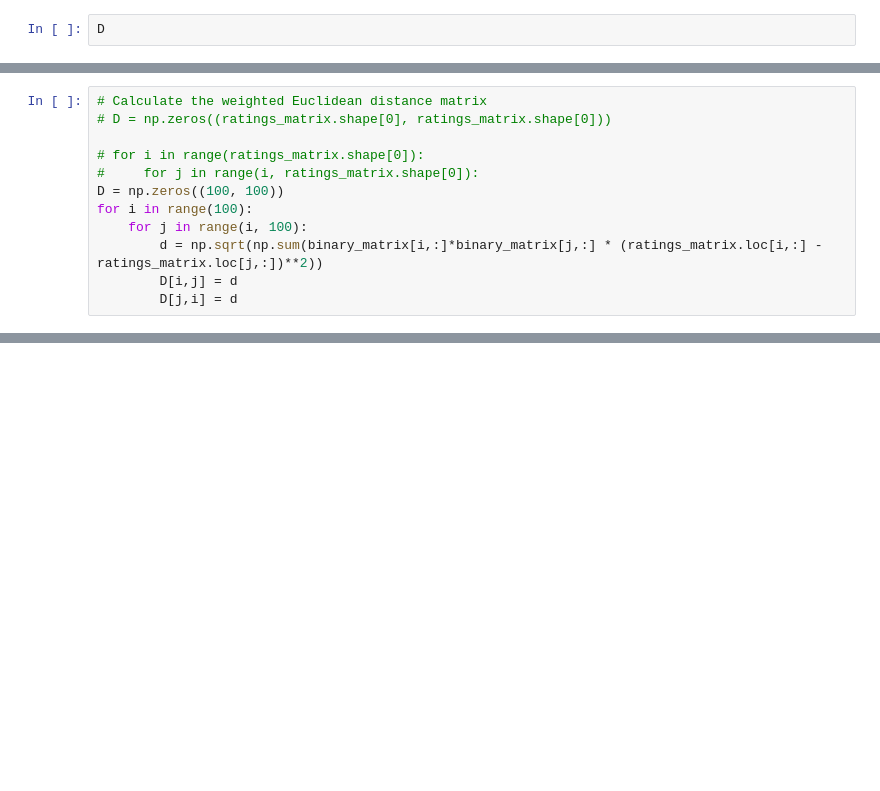
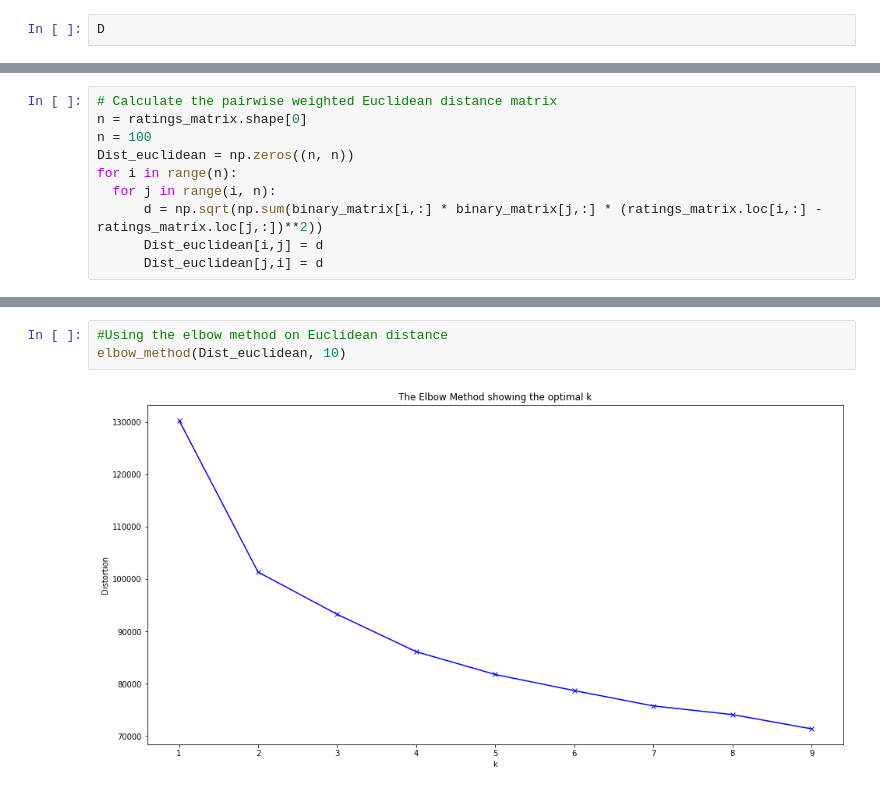
Before and after one commit to ThanosApostolou/aics-pattern-recognition, a Jupyter notebook: IMDB.ipynb, the cells around one changed output, grey strips where cells are left out. Drawn from its saved outputs; the diff is of its cells as text; blank space fills up the shorter version.

```diff
--- a/IMDB.ipynb
+++ b/IMDB.ipynb
@@ -351,12 +383,10 @@ D
 # %%
-# Calculate the weighted Euclidean distance matrix
-# D = np.zeros((ratings_matrix.shape[0], ratings_matrix.shape[0]))
-
-# for i in range(ratings_matrix.shape[0]):
-#     for j in range(i, ratings_matrix.shape[0]):
-D = np.zeros((100, 100))
-for i in range(100):
-    for j in range(i, 100):
-        d = np.sqrt(np.sum(binary_matrix[i,:]*binary_matrix[j,:] * (ratings_matrix.loc[i,:] - ratings_matrix.loc[j,:])**2))
-        D[i,j] = d
-        D[j,i] = d
+# Calculate the pairwise weighted Euclidean distance matrix
+n = ratings_matrix.shape[0]
+n = 100
+Dist_euclidean = np.zeros((n, n))
+for i in range(n):
+  for j in range(i, n):
+      d = np.sqrt(np.sum(binary_matrix[i,:] * binary_matrix[j,:] * (ratings_matrix.loc[i,:] - ratings_matrix.loc[j,:])**2))
+      Dist_euclidean[i,j] = d
+      Dist_euclidean[j,i] = d
@@ -374,0 +486,5 @@ print(labels)
+# %%
+#Using the elbow method on Euclidean distance
+elbow_method(Dist_euclidean, 10)
+# %% [output]
+[figure, added]
```
Also changed, not shown: parts of 19 cells of this notebook.
